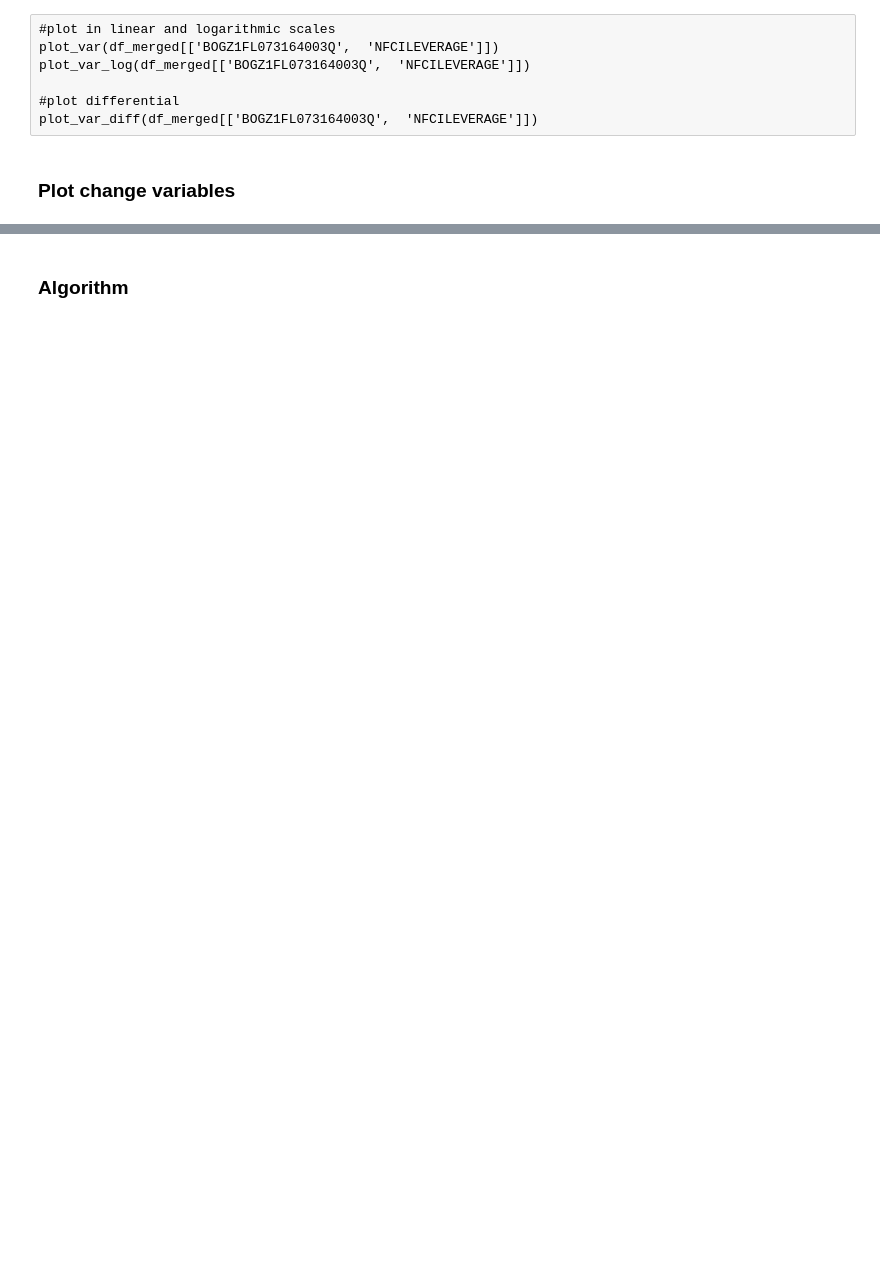
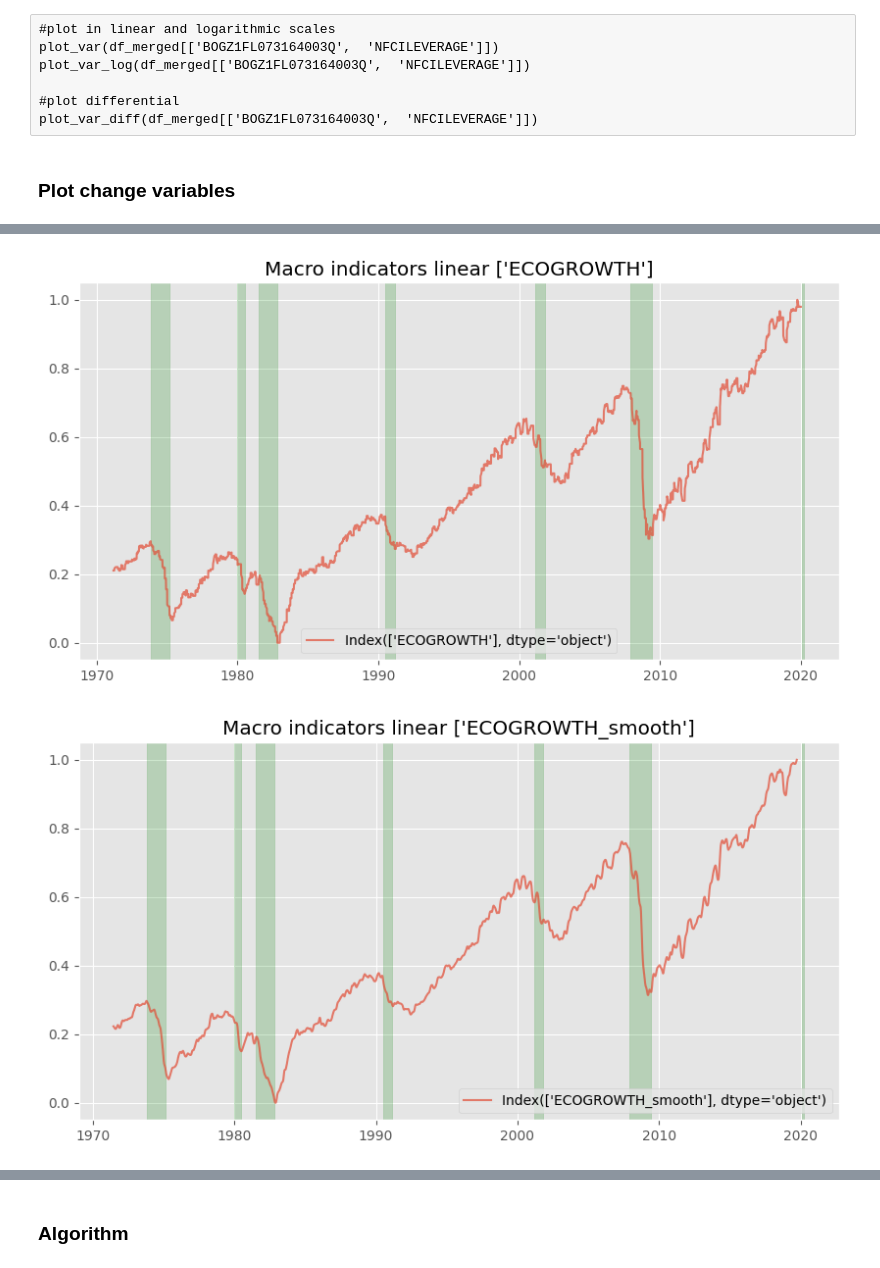
Before and after one commit to piegarroni/markets-time-series-forecasting, a Jupyter notebook: macroeco_situation.ipynb, the cells around one changed output, grey strips where cells are left out. Saved outputs shown, nothing was run; the diff lists cells and outputs as text; code cells hidden in the pictures; blank space fills up the shorter version.

```diff
--- a/macroeco_situation.ipynb
+++ b/macroeco_situation.ipynb
@@ -591,0 +508,45 @@ plot_var(df_merged[['INFLATION', 'INFLATION_SMOOTH']])
+# %%
+#plot economical growth variable NORMAL and CHANGE weighted
+
+
+df_merged['GDP_change'] = df_change['GDP']
+df_merged['GNP_change'] = df_change['GNP']
+
+
+df_merged['GDP_change'].replace(0, np.nan, inplace=True)
+df_merged['GDP_change'].interpolate(method = 'pad', inplace=True)
+df_merged['GDP_change'].replace(np.nan, 0, inplace=True)
+
+df_merged['GNP_change'].replace(0, np.nan, inplace=True)
+df_merged['GNP_change'].interpolate(method = 'pad', inplace=True)
+df_merged['GNP_change'].replace(np.nan, 0, inplace=True)
+
+
+df_merged['GDP_change'] = df_merged['GDP_change'].rolling(window=25).mean()
+df_merged['GNP_change'] = df_merged['GNP_change'].rolling(window=25).mean()
+
+
+
+#df_merged= df_merged.fillna(0)
+#df_merged['BOGZ1FL073164003Q'] = pd.to_numeric(df_merged['BOGZ1FL073164003Q'])
+
+# exclude covid recession
+df_merged = df_merged.loc[df_merged.index < "01-01-2020"]
+
+#scale
+df_scaled = scaler(df_merged)
+
+# create economic growth variable by summing the different factors
+df_scaled['ECOGROWTH'] = df_scaled['-UNRATE'] +df_scaled['BOGZ1FL073164003Q'] + 0.2 *  df_scaled['GNP_change']+ 0.2 *  df_scaled['GDP_change'] +  0.3 * df_scaled['GNP']+ 0.3 * df_scaled['GDP']
+
+
+#plot new variable
+plot_var(df_scaled[['ECOGROWTH']])
+
+# smooth variable and replot it
+df_scaled['ECOGROWTH_smooth'] = df_scaled['ECOGROWTH'].rolling(window=150, win_type='gaussian', center=True).mean(std=10)
+#df_scaled['ECOGROWTH_smooth'] = df_scaled['ECOGROWTH'].rolling(window=75).mean()
+plot_var(df_scaled[['ECOGROWTH_smooth']])
+# %% [output]
+[figure, added]
+[figure, added]
```
Also changed, not shown: parts of 55 cells of this notebook, 5 other files.
